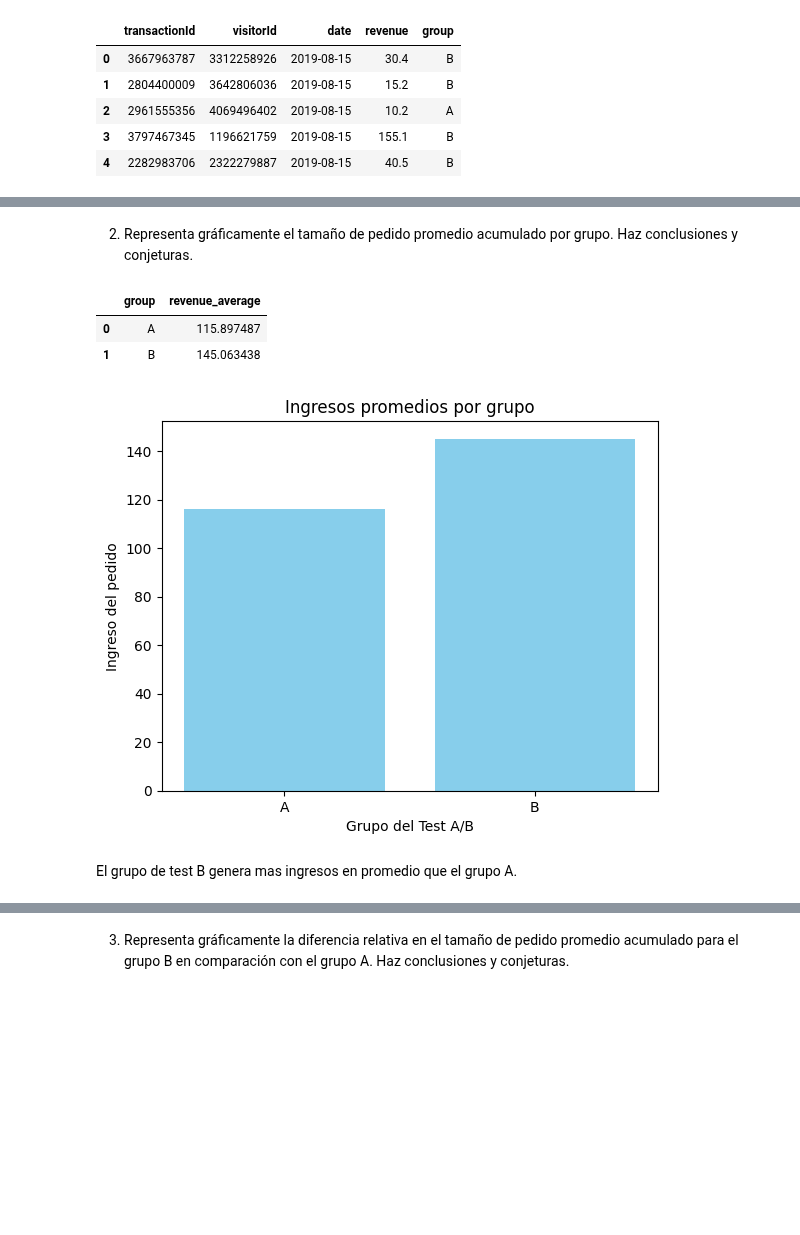
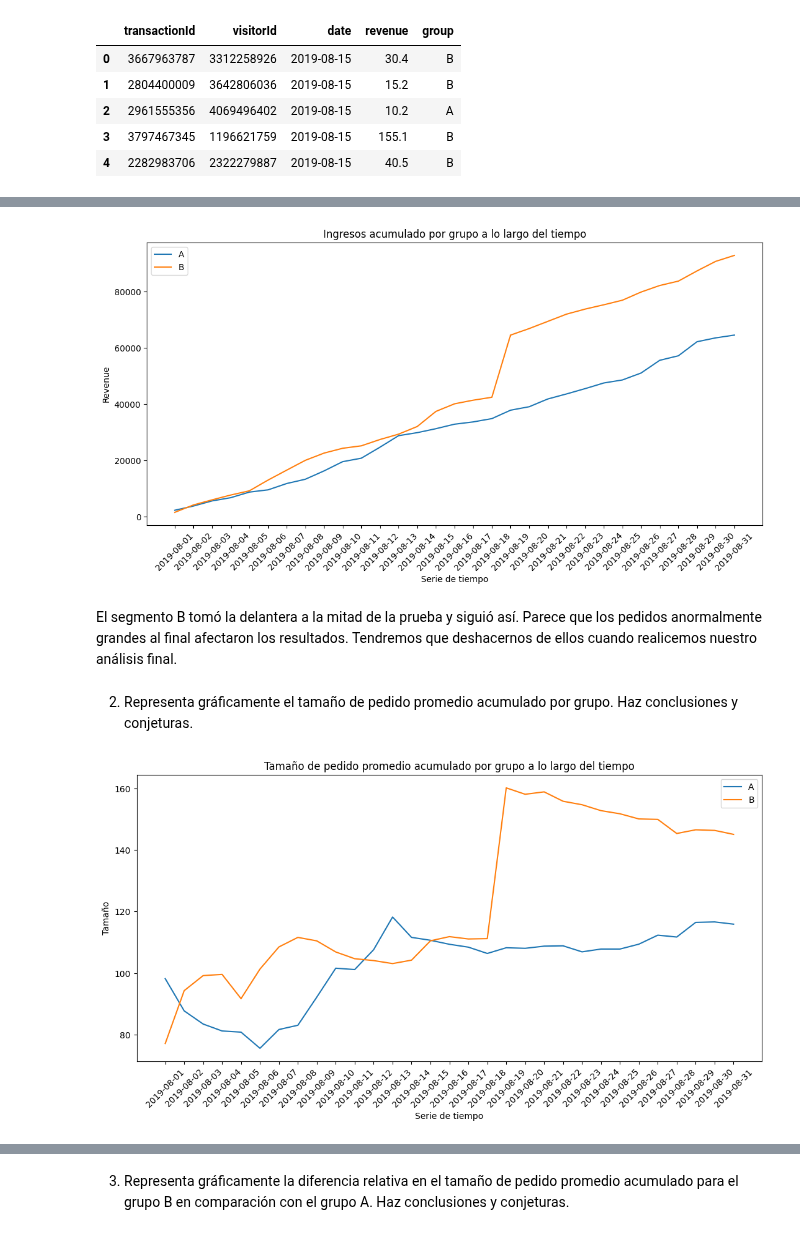
Before and after one commit to Dussand/testAB, a Jupyter notebook: pruebasAB.ipynb, the cells around one changed output, grey strips where cells are left out. Saved outputs shown, nothing was run; the diff lists cells and outputs as text; code cells hidden in the pictures; blank space fills up the shorter version.

```diff
--- a/pruebasAB.ipynb
+++ b/pruebasAB.ipynb
@@ -195,0 +240,4 @@ Se perciben mas ingresos del grupo de prueba B que del A, con una diferencia de
+# %%
+#calculamos los ingresos acumulativos de cada grupo (A)
+cumulativeRevenueA = cumulativeData[cumulativeData['group']=='A'][['date','revenue', 'orders']]
+cumulativeRevenueA.head()
@@ -195,0 +251,4 @@ Se perciben mas ingresos del grupo de prueba B que del A, con una diferencia de
+# %%
+#calculamos los ingresos acumulativos de cada grupo (B)
+cumulativeRevenueB = cumulativeData[cumulativeData['group']=='B'][['date','revenue', 'orders']]
+cumulativeRevenueB.head()
@@ -196,21 +262,30 @@ Se perciben mas ingresos del grupo de prueba B que del A, con una diferencia de
+# %%
+#motramos un grafico de lineas
+plt.figure(figsize= (13, 6))
+plt.plot(cumulativeRevenueA['date'], cumulativeRevenueA['revenue'], label='A')
+plt.plot(cumulativeRevenueB['date'], cumulativeRevenueB['revenue'], label='B')
+plt.xticks(rotation = 45)
+plt.xlabel('Serie de tiempo')
+plt.ylabel('Revenue')
+plt.title('Ingresos acumulado por grupo a lo largo del tiempo')
+plt.legend()
+plt.show()
+# %% [output]
+[figure, added]
+# %% [markdown]
+El segmento B tomó la delantera a la mitad de la prueba y siguió así. Parece que los pedidos anormalmente grandes al final afectaron los resultados. Tendremos que deshacernos de ellos cuando realicemos nuestro análisis final.
 # %% [markdown]
 2. Representa gráficamente el tamaño de pedido promedio acumulado por grupo. Haz conclusiones y conjeturas.
-# %%
-#agrupamos por grupo de test y calculamos su promedio de ingresos de los pedidos
-revenue_average = orders_df.groupby('group')['revenue'].mean().reset_index(name = 'revenue_average')
-revenue_average
-# %% [output]
-|  | group | revenue_average |
-| 0 | A | 115.897487 |
-| 1 | B | 145.063438 |
-# %%
-#mostramos graficamente los ingresos promedios por grupo
-plt.bar(revenue_average['group'], revenue_average['revenue_average'], color = 'skyblue' )
-plt.title('Ingresos promedios por grupo')
-plt.xlabel('Grupo del Test A/B')
-plt.ylabel('Ingreso del pedido')
-plt.show()
-# %% [output]
-[figure, removed]
-# %% [markdown]
-El grupo de test B genera mas ingresos en promedio que el grupo A.
+# %%
+#mostramos el tamaño de pedido promedio acumulado en un grafico de lineas
+plt.figure(figsize= (13, 6))
+plt.plot(cumulativeRevenueA['date'], cumulativeRevenueA['revenue']/cumulativeRevenueA['orders'], label='A')
+plt.plot(cumulativeRevenueB['date'], cumulativeRevenueB['revenue']/cumulativeRevenueB['orders'], label='B')
+plt.xticks(rotation = 45)
+plt.xlabel('Serie de tiempo')
+plt.ylabel('Tamaño')
+plt.title('Tamaño de pedido promedio acumulado por grupo a lo largo del tiempo')
+plt.legend()
+plt.show()
+# %% [output]
+[figure, added]
```
Also changed, not shown: parts of 46 cells of this notebook.
